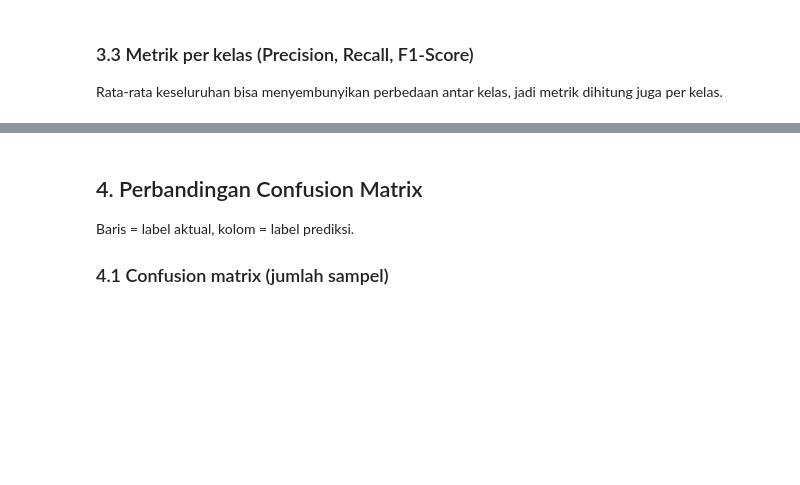
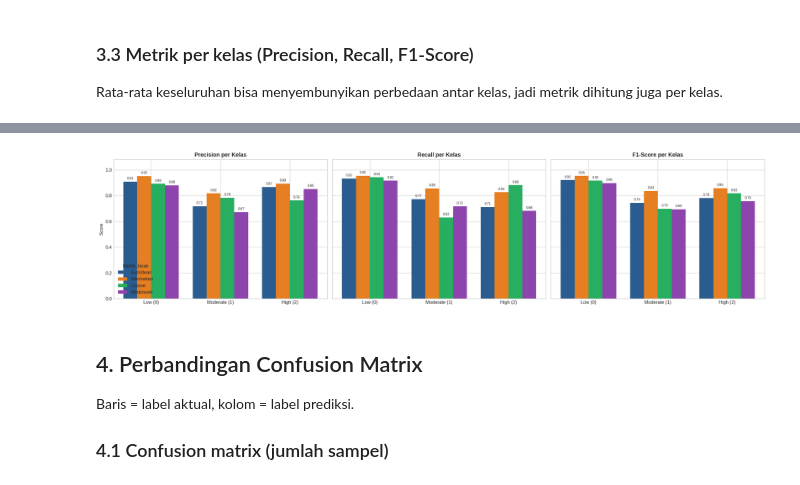
Before and after one commit to Keluarga-Cemara-Team/MachineLearningPBL, a Jupyter notebook: KNN/KNN_Perbandingan_Analisis.ipynb, the cells around one changed output, grey strips where cells are left out. Drawn from its saved outputs; the diff is of its cells as text; code cells hidden in the pictures; blank space fills up the shorter version.

Commit message:
feat(KNN): add comparative analysis of Euclidian, Manhattan, Cosine, Minkowski

```diff
--- a/KNN/KNN_Perbandingan_Analisis.ipynb
+++ b/KNN/KNN_Perbandingan_Analisis.ipynb
@@ -39,8 +52,15 @@ os.makedirs(OUTPUT_DIR, exist_ok=True)
 
 TARGET_NAMES = ['Low (0)', 'Moderate (1)', 'High (2)']
 LABELS = [0, 1, 2]
-METRICS = ['Euclidean', 'Manhattan', 'Cosine']
-COLORS = {'Euclidean': '#2b5c8f', 'Manhattan': '#e67e22', 'Cosine': '#27ae60'}
+METRICS = ['Euclidean', 'Manhattan', 'Cosine', 'Minkowski']
+COLORS = {'Euclidean': '#2b5c8f', 'Manhattan': '#e67e22', 'Cosine': '#27ae60', 'Minkowski': '#8e44ad'}
+MINKOWSKI_P = 3  # p=1 sama dengan Manhattan dan p=2 sama dengan Euclidean, jadi dipakai p=3
+
+
+def make_knn(name):
+    if name == 'Minkowski':
+        return KNeighborsClassifier(n_neighbors=5, metric='minkowski', p=MINKOWSKI_P, weights='uniform')
+    return KNeighborsClassifier(n_neighbors=5, metric=name.lower(), weights='uniform')
 # %% [markdown]
 ## 1. Data dan Preprocessing
 
@@ -162,9 +198,5 @@ Hanya metrik jarak yang berbeda; K=5 dan `weights='uniform'` sama untuk ketigany
 # %%
-models = {
-    'Euclidean': KNeighborsClassifier(n_neighbors=5, metric='euclidean', weights='uniform'),
-    'Manhattan': KNeighborsClassifier(n_neighbors=5, metric='manhattan', weights='uniform'),
-    'Cosine': KNeighborsClassifier(n_neighbors=5, metric='cosine', weights='uniform'),
-}
+models = {name: make_knn(name) for name in METRICS}
 
 y_preds = {}
 runtime_rows = []
@@ -184,4 +216,4 @@ for name, model in models.items():
         'Waktu Prediksi (s)': round(pred_t, 4)
     })
 
-print('Ketiga model selesai dilatih dan memprediksi data uji.')
+print('Keempat model selesai dilatih dan memprediksi data uji.')
@@ -268,28 +318,30 @@ df_per_class_wide.round(4)
 # %%
-fig, axes = plt.subplots(1, 3, figsize=(18, 4.8), sharey=True)
+fig, axes = plt.subplots(1, 3, figsize=(20, 4.8), sharey=True)
 x = np.arange(len(TARGET_NAMES))
-w = 0.26
+w = 0.2
 
 for ax, metric_name in zip(axes, ['Precision', 'Recall', 'F1-Score']):
     for i, d in enumerate(METRICS):
         vals = (
             df_per_class[df_per_class['Metrik Jarak'] == d]
             .set_index('Kelas').loc[TARGET_NAMES, metric_name].values
         )
-        bars = ax.bar(x + (i - 1) * w, vals, w, label=d, color=COLORS[d])
+        bars = ax.bar(x + (i - 1.5) * w, vals, w, label=d, color=COLORS[d])
         for b in bars:
             ax.text(b.get_x() + b.get_width() / 2, b.get_height() + 0.01,
-                    f'{b.get_height():.2f}', ha='center', va='bottom', fontsize=8)
+                    f'{b.get_height():.2f}', ha='center', va='bottom', fontsize=7)
     ax.set_title(f'{metric_name} per Kelas', fontsize=12, fontweight='bold')
     ax.set_xticks(x)
     ax.set_xticklabels(TARGET_NAMES)
     ax.set_ylim(0, 1.08)
 
 axes[0].set_ylabel('Score')
 axes[0].legend(title='Metrik Jarak')
 plt.tight_layout()
 plt.savefig(f'{OUTPUT_DIR}/perbandingan_metrik_per_kelas.png', bbox_inches='tight')
 plt.show()
+# %% [output]
+[figure, added]
 # %% [markdown]
 ## 4. Perbandingan Confusion Matrix
 
```
Also changed, not shown: parts of 18 cells of this notebook, 4 other files.
